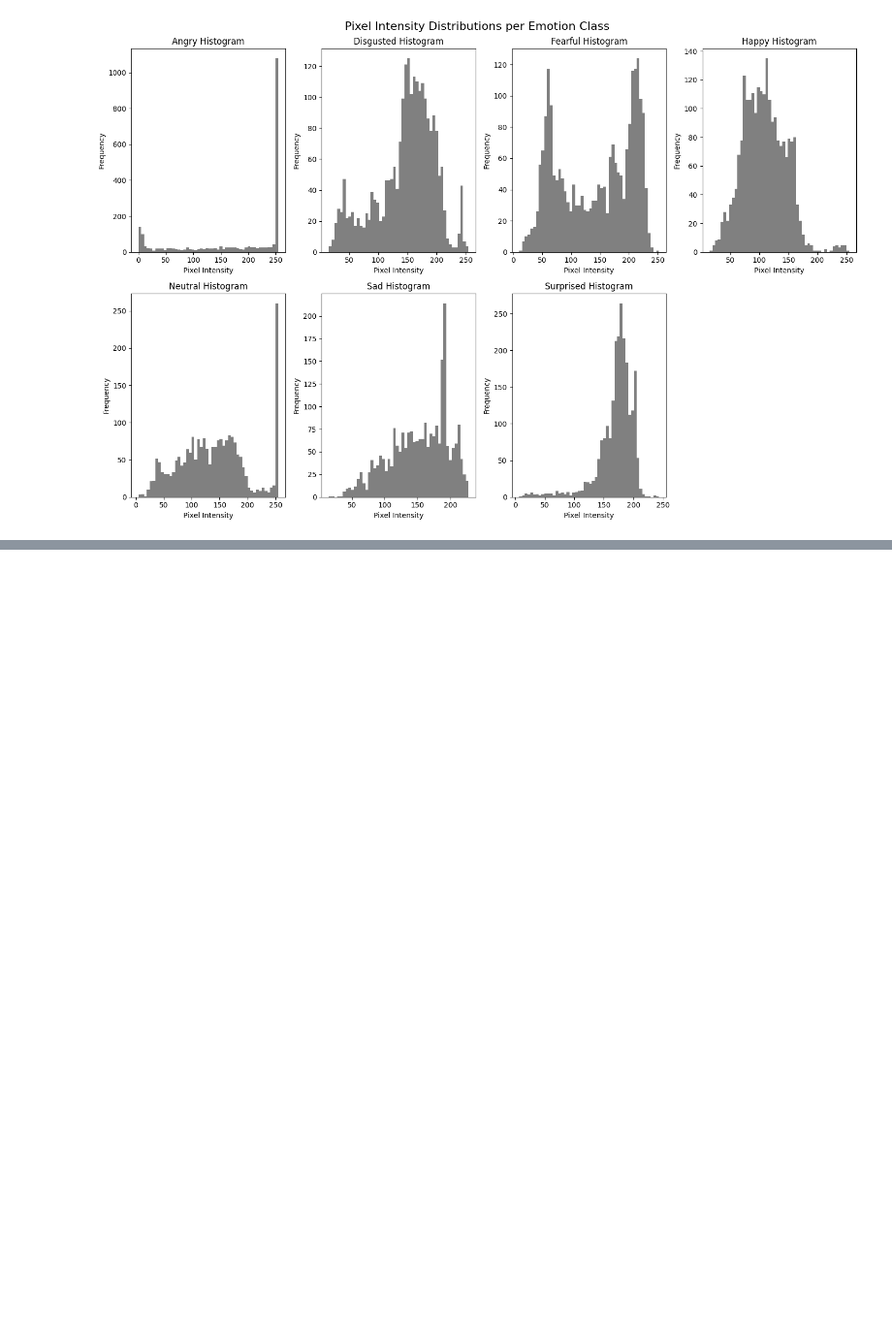
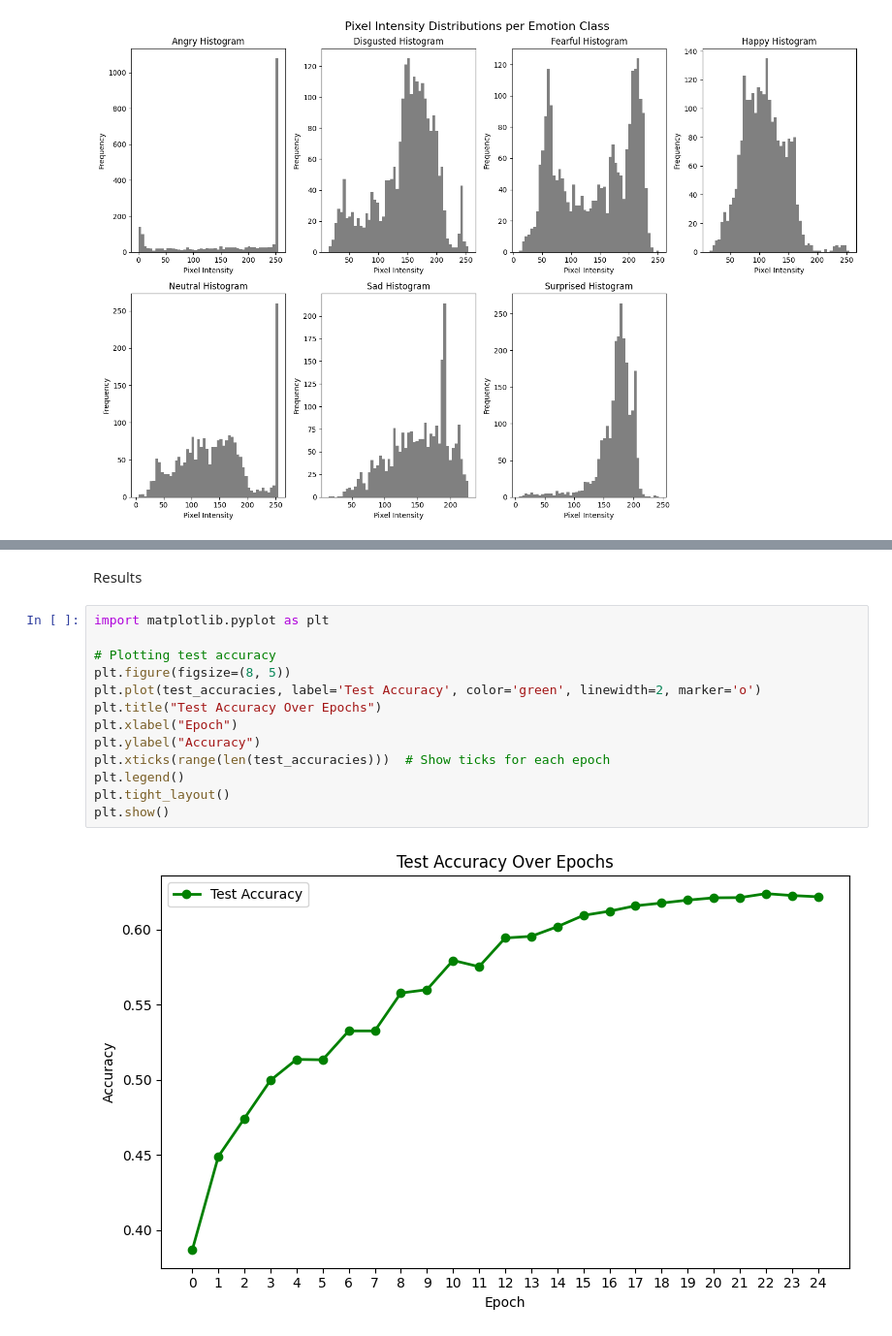
Before and after one commit to Sevnhutsjr/ST311_Group11_Project, a Jupyter notebook: images_EDA.ipynb, the cells around one changed output, grey strips where cells are left out. Shown: that part at 97% size. Drawn from its saved outputs; the diff is of its cells as text; blank space fills up the shorter version.

```diff
--- a/images_EDA.ipynb
+++ b/images_EDA.ipynb
@@ -611,0 +632,17 @@ print(f"✅ Model saved to: {model_path}")
+# %% [markdown]
+Results
+# %%
+import matplotlib.pyplot as plt
+
+# Plotting test accuracy
+plt.figure(figsize=(8, 5))
+plt.plot(test_accuracies, label='Test Accuracy', color='green', linewidth=2, marker='o')
+plt.title("Test Accuracy Over Epochs")
+plt.xlabel("Epoch")
+plt.ylabel("Accuracy")
+plt.xticks(range(len(test_accuracies)))  # Show ticks for each epoch
+plt.legend()
+plt.tight_layout()
+plt.show()
+# %% [output]
+[figure, added]
```
Also changed, not shown: parts of 21 cells of this notebook.
